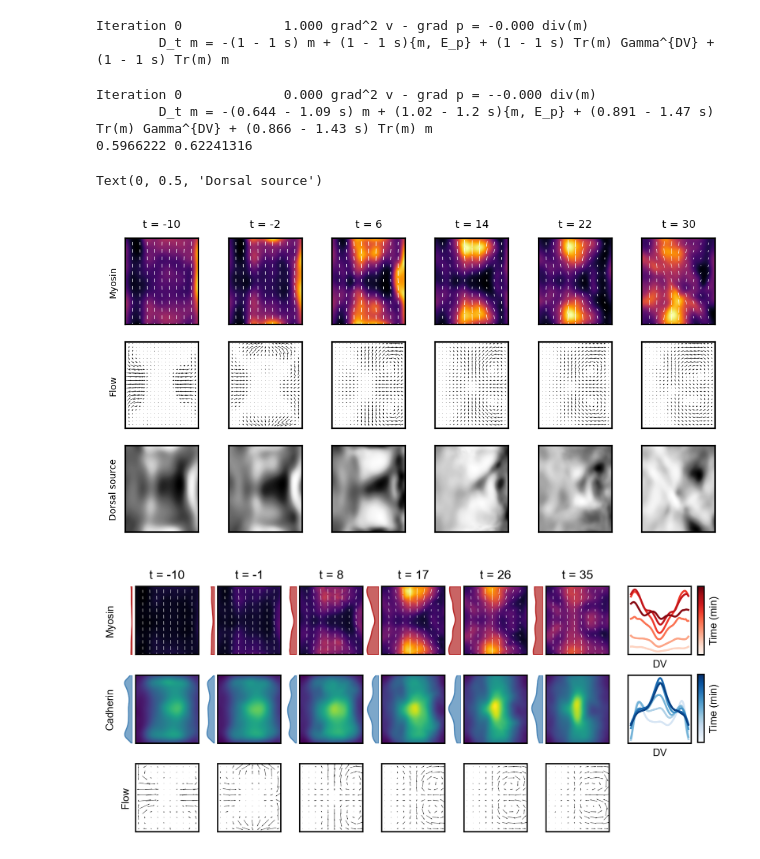
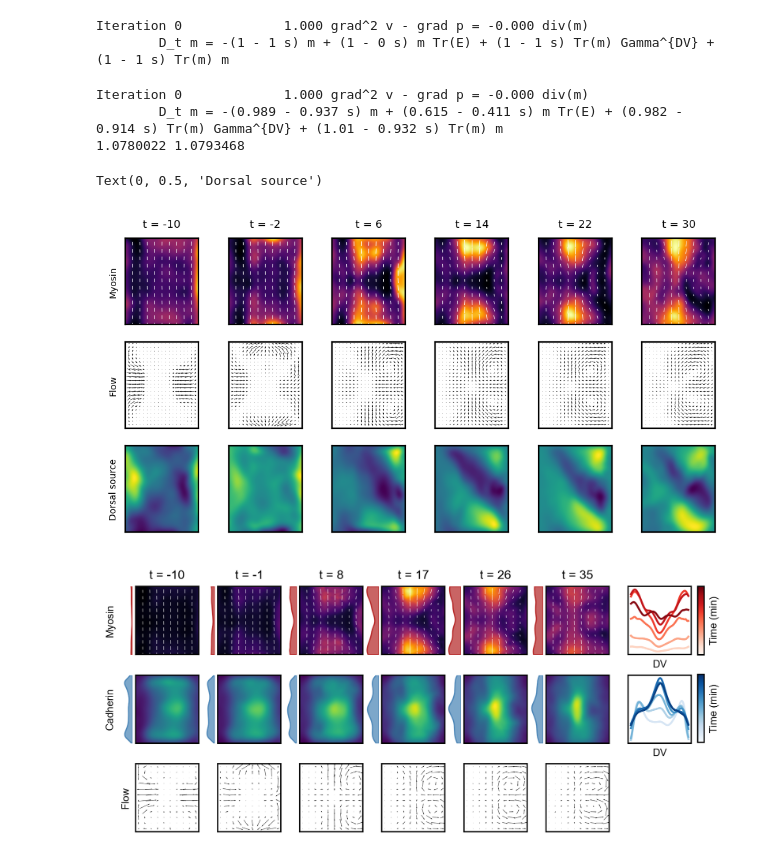
Before and after one commit to jcolen/drosophila_morphogenesis, a Jupyter notebook: ClosedLoopPINN/ClosedLoopPINN.ipynb, the cells around one changed output. Saved outputs shown, nothing was run; the diff lists cells and outputs as text; code cells hidden in the pictures.

```diff
--- a/ClosedLoopPINN/ClosedLoopPINN.ipynb
+++ b/ClosedLoopPINN/ClosedLoopPINN.ipynb
@@ -135,7 +134,7 @@ from run_ClosedLoopPINN import *
 device = torch.device('cuda:0' if torch.cuda.is_available() else 'cpu')
 model = ClosedLoopPINN(
     t_train, y_train, x_train,
-    sqh_train, vel_train,
+    sqh_train, cad_train, vel_train,
     lower_bound, upper_bound)
 model.to(device)
 
@@ -143,50 +142,53 @@ model.training_step()
 model.print()
 # %% [output]
 Iteration 0             1.000 grad^2 v - grad p = -0.000 div(m)
-        D_t m = -(1 - 1 s) m + (1 - 1 s){m, E_p} + (1 - 1 s) Tr(m) Gamma^{DV} + (1 - 1 s) Tr(m) m
+        D_t m = -(1 - 1 s) m + (1 - 0 s) m Tr(E) + (1 - 1 s) Tr(m) Gamma^{DV} + (1 - 1 s) Tr(m) m
 # %%
+from utils.plot_utils import *
+
 beta = 1e2
 dirs = 'version_03232023'
 dirs = 'version_03282023'
-#dirs = '.'
-beta = 1e1
+dirs = 'version_04222023'
+dirs = './'
+beta = 1e-1
 model.load_state_dict(torch.load(
     os.path.join(dirs, 'pinn_closed_loop_beta=%.0e.ckpt' % beta), map_location='cpu'))
 with torch.no_grad():
     model.print()
-    sqh, vel, dor, pre = model(
+    sqh, vel, dor = model(
         torch.from_numpy(t).float().to(device),
         torch.from_numpy(y).float().to(device),
         torch.from_numpy(x).float().to(device),
     )
     sqh = sqh.cpu().numpy()
     vel = vel.cpu().numpy()
     dor = dor.cpu().numpy()
     times = t.reshape([nTP, nDV, nAP])[..., 0, 0]
     sqh_pred = sqh.reshape([nTP, nDV, nAP, 2, 2]).transpose(0, 3, 4, 1, 2)
     vel_pred = vel.reshape([nTP, nDV, nAP, 2]).transpose(0, 3, 1, 2)
     dor_pred = dor.reshape([nTP, nDV, nAP])
 
     print(dor_pred.min(), dor_pred.max())
 
 N=6
 fig, ax = plt.subplots(3, N, dpi=200, figsize=(N,3))
 dt = min(10, sqh_pred.shape[0] // N)
 for i in range(N):
     ax[0, i].set_title('t = %d'% times[i*dt])
     plot_tensor2D(ax[0, i], sqh_pred[i*dt], cmap='inferno')
     plot_vector2D(ax[1, i], vel_pred[i*dt])
-    color_2D(ax[2, i], dor_pred[i*dt], cmap='Greys')
+    color_2D(ax[2, i], dor_pred[i*dt], cmap='viridis')
 
     for j in range(3):
         ax[j, i].set_ylim([dv_min, dv_max])
 
 ax[0, 0].set_ylabel('Myosin')
 ax[1, 0].set_ylabel('Flow')
 ax[2, 0].set_ylabel('Dorsal source')
 # %% [output]
-Iteration 0             0.000 grad^2 v - grad p = --0.000 div(m)
-        D_t m = -(0.644 - 1.09 s) m + (1.02 - 1.2 s){m, E_p} + (0.891 - 1.47 s) Tr(m) Gamma^{DV} + (0.866 - 1.43 s) Tr(m) m
-0.5966222 0.62241316
+Iteration 0             1.000 grad^2 v - grad p = -0.000 div(m)
+        D_t m = -(0.989 - 0.937 s) m + (0.615 - 0.411 s) m Tr(E) + (0.982 - 0.914 s) Tr(m) Gamma^{DV} + (1.01 - 0.932 s) Tr(m) m
+1.0780022 1.0793468
 Text(0, 0.5, 'Dorsal source')
-[figure, old version]
+[figure, new version]
```
Also changed, not shown: parts of 3 cells of this notebook, 13 other files.
